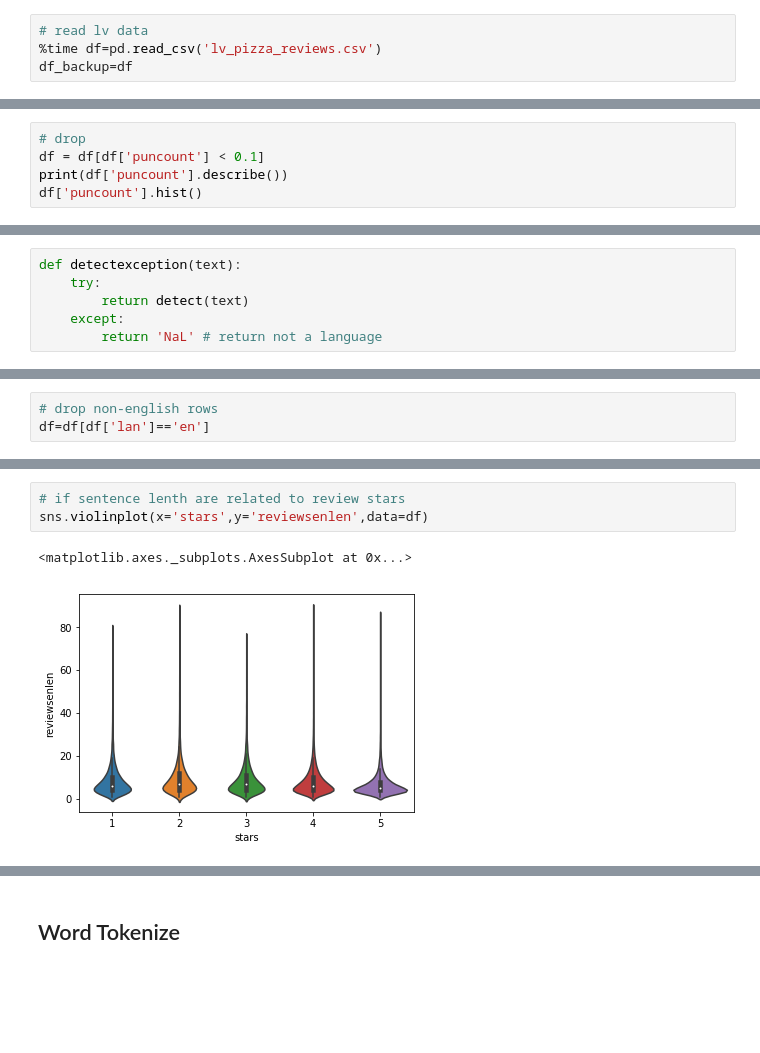
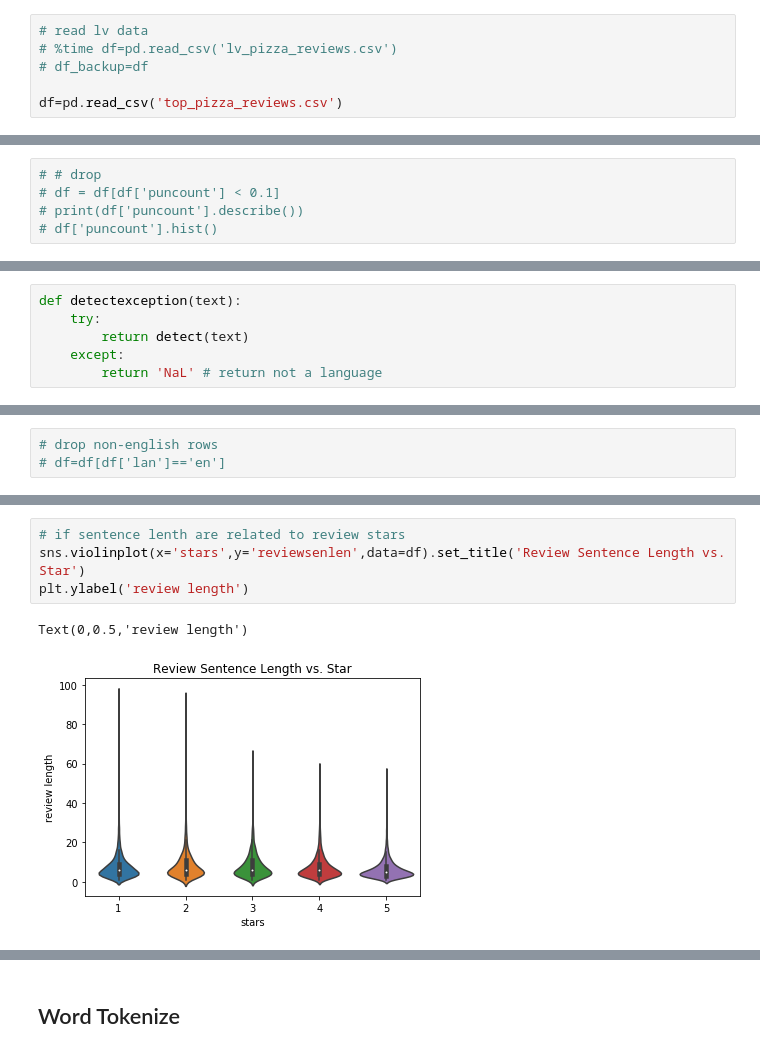
Before and after one commit to jonathanc42/hw-fall2-blue5, a Jupyter notebook: TextAnalysis/Text Analysis Jonathan.ipynb, the cells around one changed output, grey strips where cells are left out. Drawn from its saved outputs; the diff is of its cells as text; blank space fills up the shorter version.

```diff
--- a/TextAnalysis/Text Analysis Jonathan.ipynb
+++ b/TextAnalysis/Text Analysis Jonathan.ipynb
@@ -83,5 +22,7 @@ credit to: http://blog.alejandronolla.com/2013/05/15/detecting-text-language-wit
 # Load Data
 # %%
 # read lv data
-%time df=pd.read_csv('lv_pizza_reviews.csv')
-df_backup=df
+# %time df=pd.read_csv('lv_pizza_reviews.csv')
+# df_backup=df
+
+df=pd.read_csv('top_pizza_reviews.csv')
@@ -151,5 +111,5 @@ Name: puncount, dtype: float64
 # %%
-# drop
-df = df[df['puncount'] < 0.1]
-print(df['puncount'].describe())
-df['puncount'].hist()
+# # drop
+# df = df[df['puncount'] < 0.1]
+# print(df['puncount'].describe())
+# df['puncount'].hist()
@@ -215,3 +163,3 @@ df_lan=df
 # %%
 # drop non-english rows
-df=df[df['lan']=='en']
+# df=df[df['lan']=='en']
@@ -261,9 +187,10 @@ Name: reviewsenlen, dtype: float64
 # %%
 # if sentence lenth are related to review stars
-sns.violinplot(x='stars',y='reviewsenlen',data=df)
+sns.violinplot(x='stars',y='reviewsenlen',data=df).set_title('Review Sentence Length vs. Star')
+plt.ylabel('review length')
 # %% [output]
-<matplotlib.axes._subplots.AxesSubplot at 0x...>
+Text(0,0.5,'review length')
-[figure, old version]
+[figure, new version]
 # %%
 # look at some longest reviews
 for i in df[df['reviewsenlen']>80]['reviewsen'].head():
```
Also changed, not shown: parts of 79 cells of this notebook, 2 other files.
